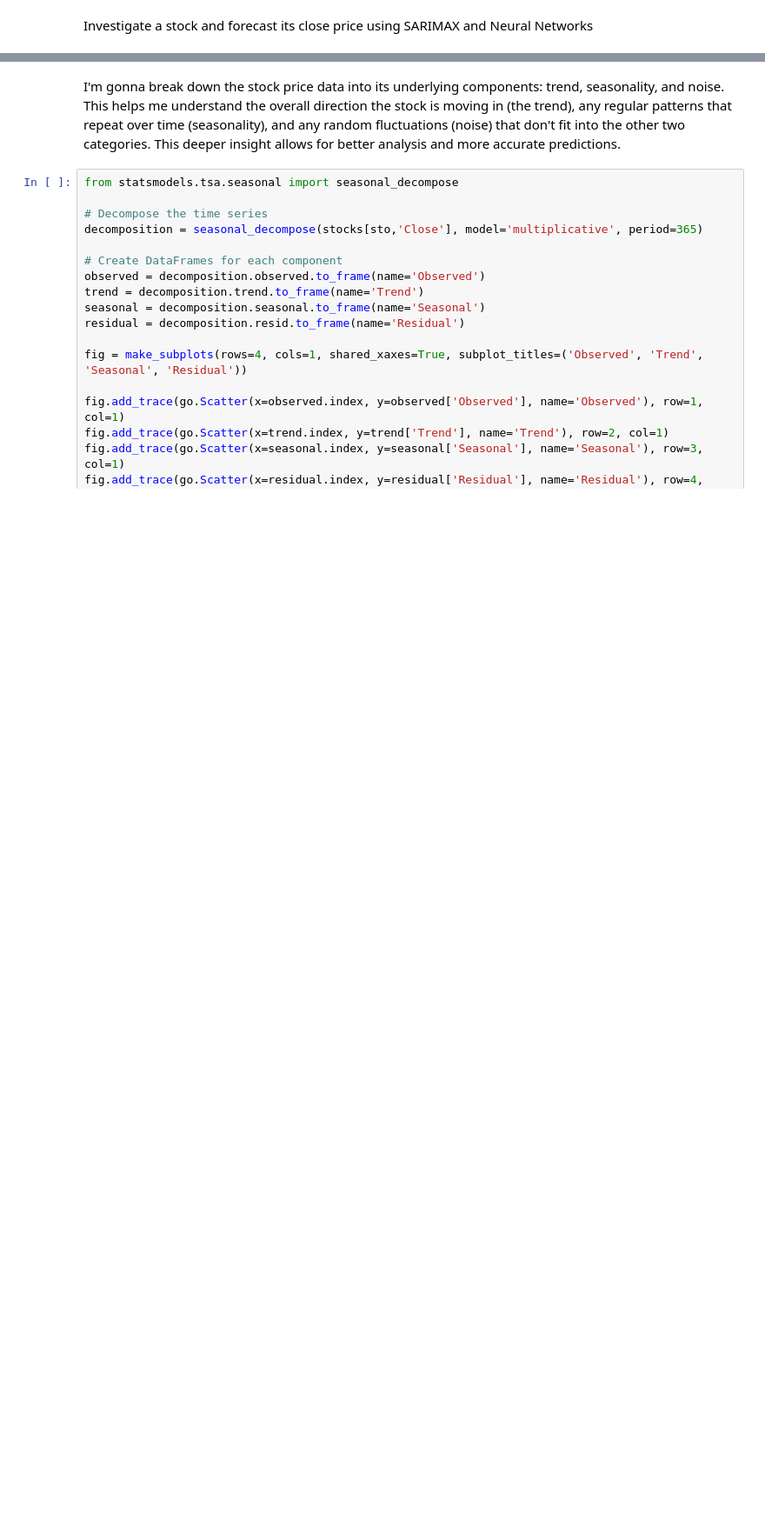
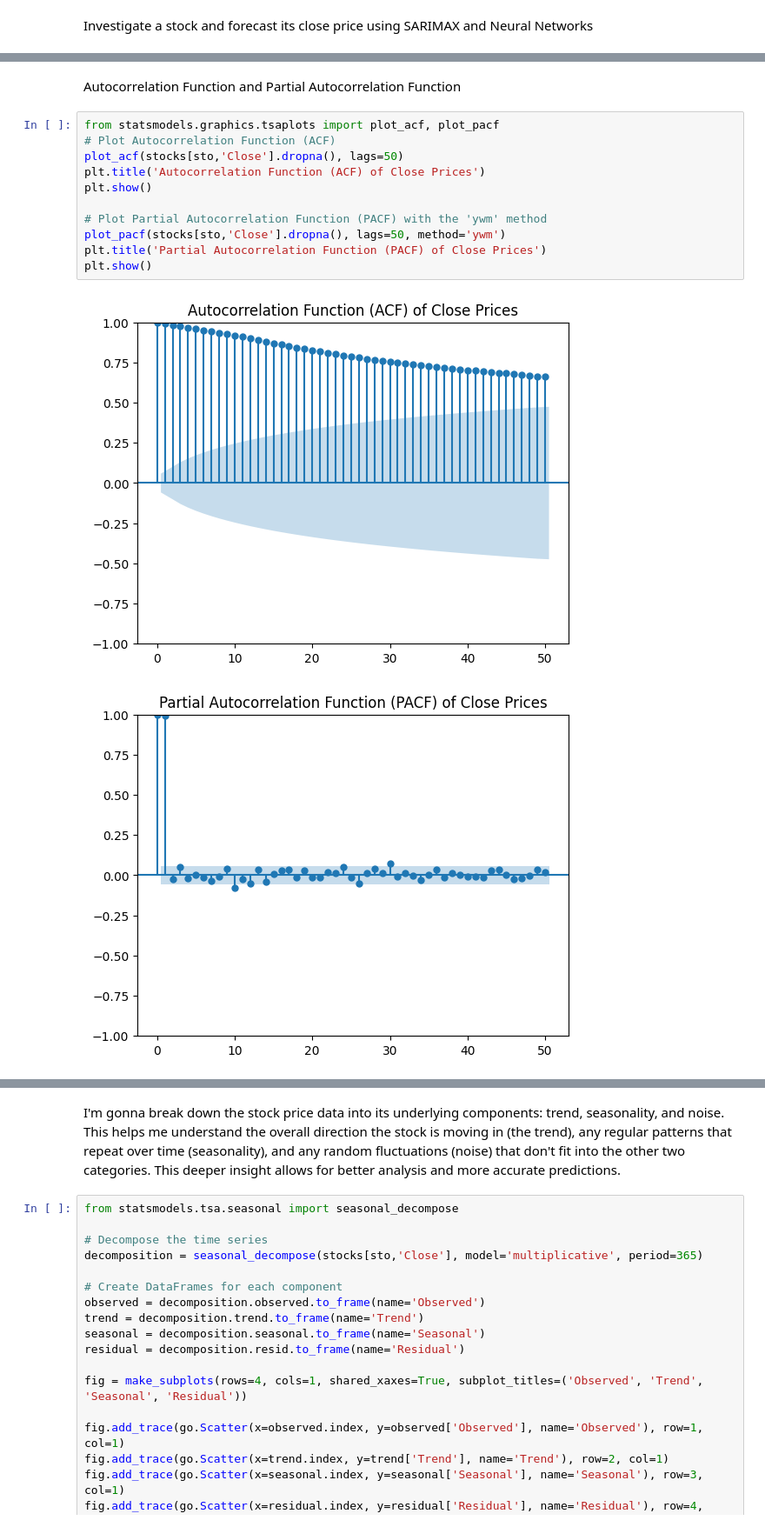
Before and after one commit to simhayn/Stock-Analysis, a Jupyter notebook: time-series-analysis-stocks.ipynb, the cells around one changed output, grey strips where cells are left out. Shown at 87% size. Cells and saved outputs as stored; diff of their text form; blank space fills up the shorter version.

Commit message:
Kaggle Notebook | Time Series Analysis- stocks📈 | Version 11

```diff
--- a/time-series-analysis-stocks.ipynb
+++ b/time-series-analysis-stocks.ipynb
@@ -170,3 +162,19 @@ col=f'{sto} DailyReturn'
 returns[col].iplot(kind='bar',layout=go.Layout(title=col,yaxis=dict(title="Return, %")))
 # %% [output]
 [interactive output not drawn]
+# %% [markdown]
+Autocorrelation Function and Partial Autocorrelation Function
+# %%
+from statsmodels.graphics.tsaplots import plot_acf, plot_pacf
+# Plot Autocorrelation Function (ACF)
+plot_acf(stocks[sto,'Close'].dropna(), lags=50)
+plt.title('Autocorrelation Function (ACF) of Close Prices')
+plt.show()
+
+# Plot Partial Autocorrelation Function (PACF) with the 'ywm' method
+plot_pacf(stocks[sto,'Close'].dropna(), lags=50, method='ywm')
+plt.title('Partial Autocorrelation Function (PACF) of Close Prices')
+plt.show()
+# %% [output]
+[figure, added]
+[figure, added]
```
Also changed, not shown: parts of 15 cells of this notebook.
